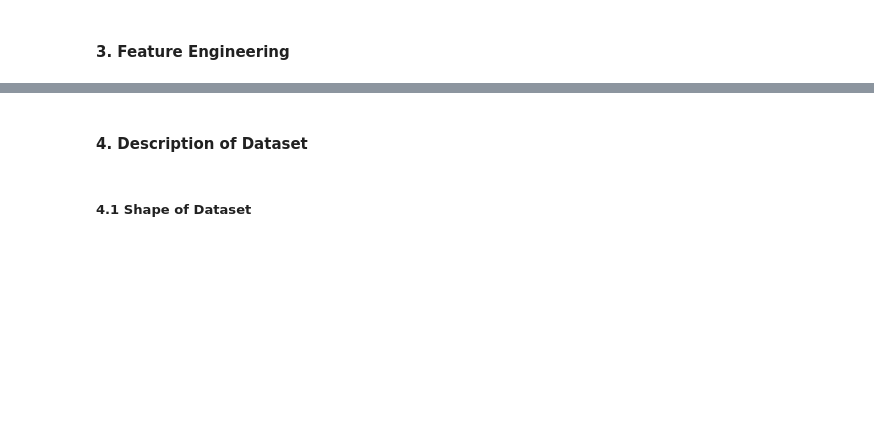
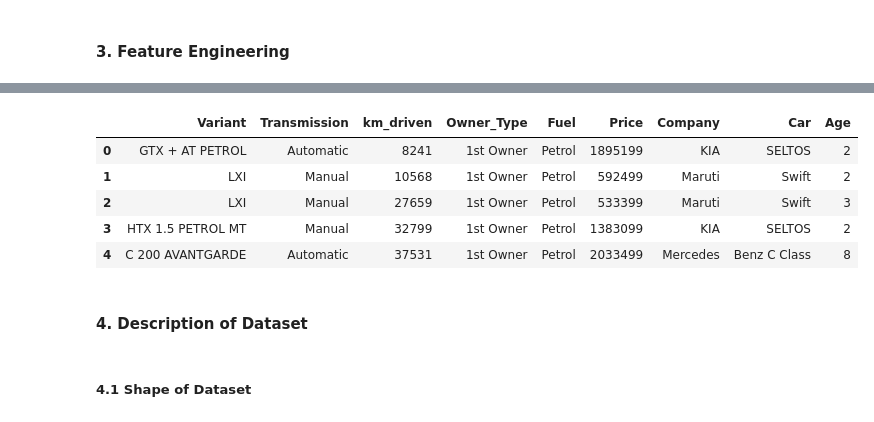
Before and after one commit to utkarshbelkhede/LeastSquare, a Jupyter notebook: notebook/LeastSquare.ipynb, the cells around one changed output, grey strips where cells are left out. Saved outputs shown, nothing was run; the diff lists cells and outputs as text; code cells hidden in the pictures; blank space fills up the shorter version.

```diff
--- a/notebook/LeastSquare.ipynb
+++ b/notebook/LeastSquare.ipynb
@@ -13,8 +13,8 @@ warnings.filterwarnings('ignore')
 # %% [markdown]
 #### 2. Importing dataset into 'cars' dataframe
 # %%
-cars = pd.read_csv("../datasets/Cars24.csv")
-cars.head()
+data = pd.read_csv("../datasets/Cars24.csv")
+data.head()
 # %% [output]
 |  | Title | cvakb | cvakb1 | bvr0c | bvr0c2 | bvr0c3 | _7udzz | Unnamed: 7 | Unnamed: 8 | Unnamed: 9 | ... |
 | 0 | 2020 KIA SELTOS | GTX + AT PETROL Automatic | Automatic | 8,241 km | 1st Owner | Petrol | ?18,95,199 | NaN | NaN | NaN | ... |
@@ -43,47 +43,47 @@ def find_number(text):
     return "".join(num)
 
 
-def feature_engineering(cars):
+def feature_engineering(data):
     """
     Does Feature Engineering.
     And Returns a Clean Dataframe.
 
     Parameters :
     -----------
-    cars: pandas.DataFrame - DataFrame on which you wish to perform Feature Engineering.
+    data: pandas.DataFrame - DataFrame on which you wish to perform Feature Engineering.
     """
 
     # First seven columns are relevant
-    cars = cars.iloc[:,:7]
+    data = data.iloc[:,:7]
 
     # Giving Proper names to features
-    cars.rename(columns = {'Title':'Name', 'cvakb':'Variant', 'cvakb1':'Transmission', 'bvr0c':'km_driven', 'bvr0c2':'Owner_Type', 'bvr0c3':'Fuel', '_7udzz':'Price'}, inplace = True)
+    data.rename(columns = {'Title':'Name', 'cvakb':'Variant', 'cvakb1':'Transmission', 'bvr0c':'km_driven', 'bvr0c2':'Owner_Type', 'bvr0c3':'Fuel', '_7udzz':'Price'}, inplace = True)
 
     # Extracting only numbers
-    cars["Price"] = cars["Price"].apply(lambda x: find_number(x))
+    data["Price"] = data["Price"].apply(lambda x: find_number(x))
 
     # Extracting year of purchase from Name
-    cars['Year_Purchased'] = [' '.join(x.split(' ')[0:1]) for x in cars['Name']]
+    data['Year_Purchased'] = [' '.join(x.split(' ')[0:1]) for x in data['Name']]
 
     # Extracting name excluding year of purchase
-    cars['Company'] = [' '.join(x.split(' ')[1:2]) for x in cars['Name']]
+    data['Company'] = [' '.join(x.split(' ')[1:2]) for x in data['Name']]
 
-    cars['Car'] = [' '.join(x.split(' ')[2:]) for x in cars['Name']]
+    data['Car'] = [' '.join(x.split(' ')[2:]) for x in data['Name']]
 
     # Removing "km"
-    cars["km_driven"] = cars["km_driven"].str.split().str.slice(start=0,stop=1).str.join(' ')
+    data["km_driven"] = data["km_driven"].str.split().str.slice(start=0,stop=1).str.join(' ')
 
     # Extracting only numbers
-    cars["km_driven"] = cars["km_driven"].apply(lambda x: find_number(x))
+    data["km_driven"] = data["km_driven"].apply(lambda x: find_number(x))
 
     # Removing Transmission type from the end of Variant
-    cars['Variant'] = [' '.join(x.split(' ')[:-1]) for x in cars['Variant']]
+    data['Variant'] = [' '.join(x.split(' ')[:-1]) for x in data['Variant']]
 
     # Converting features to int
-    cars = cars.astype({"km_driven":"int","Price":"int", "Year_Purchased":"int"})
+    data = data.astype({"km_driven":"int","Price":"int", "Year_Purchased":"int"})
 
     # Deriving Age of Vehical from Year of Purchase
-    cars["Age"] = date.today().year - cars["Year_Purchased"]
-    cars.drop(['Year_Purchased', 'Name'], axis=1, inplace=True)
+    data["Age"] = date.today().year - data["Year_Purchased"]
+    data.drop(['Year_Purchased', 'Name'], axis=1, inplace=True)
 
-    return cars
+    return data
@@ -107,3 +90,13 @@ cars.head()
+# %%
+data = feature_engineering(data)
+data.head()
+# %% [output]
+|  | Variant | Transmission | km_driven | Owner_Type | Fuel | Price | Company | Car | Age |
+| 0 | GTX + AT PETROL | Automatic | 8241 | 1st Owner | Petrol | 1895199 | KIA | SELTOS | 2 |
+| 1 | LXI | Manual | 10568 | 1st Owner | Petrol | 592499 | Maruti | Swift | 2 |
+| 2 | LXI | Manual | 27659 | 1st Owner | Petrol | 533399 | Maruti | Swift | 3 |
+| 3 | HTX 1.5 PETROL MT | Manual | 32799 | 1st Owner | Petrol | 1383099 | KIA | SELTOS | 2 |
+| 4 | C 200 AVANTGARDE | Automatic | 37531 | 1st Owner | Petrol | 2033499 | Mercedes | Benz C Class | 8 |
 # %% [markdown]
 #### 4. Description of Dataset
 # %% [markdown]
```
Also changed, not shown: parts of 55 cells of this notebook, 6 other files.
